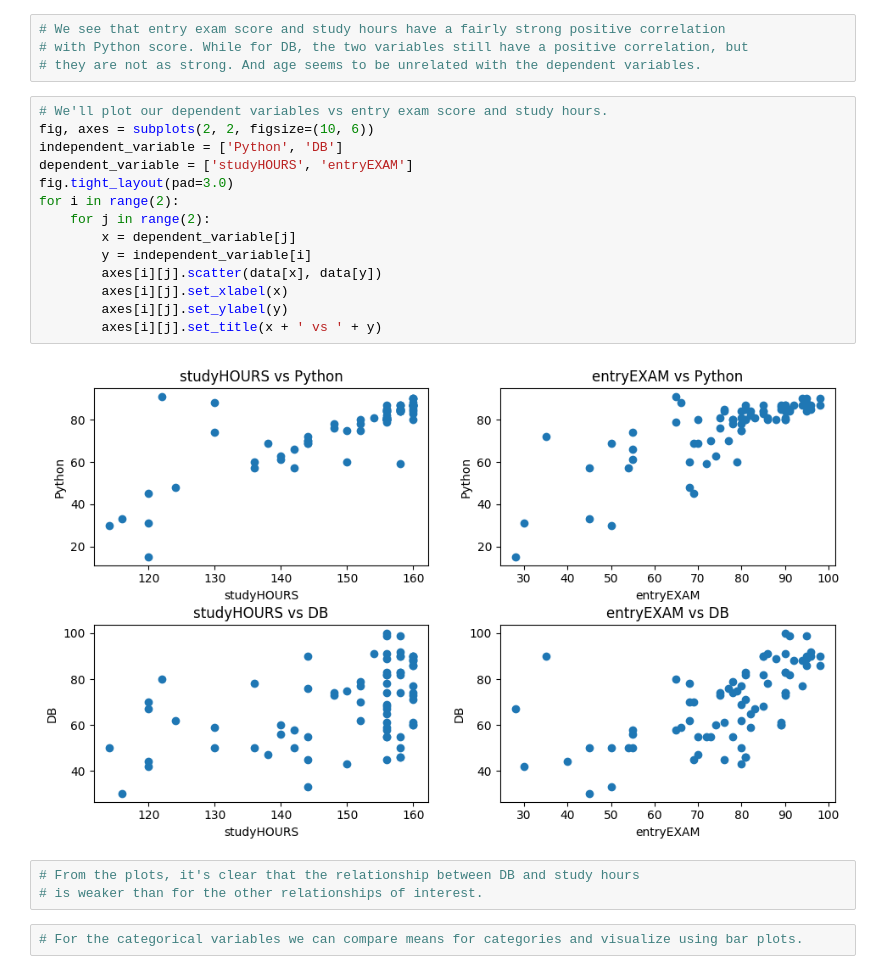
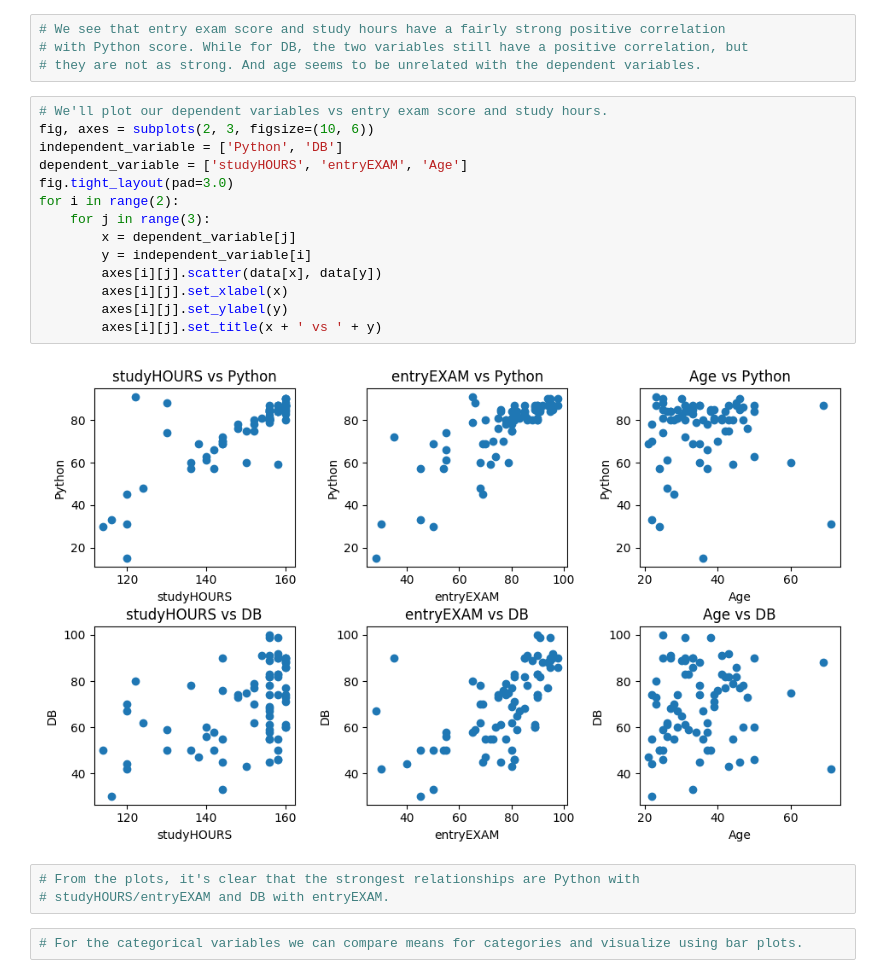
Before and after one commit to tbakas/data_analysis_projects, a Jupyter notebook: BI Data Cleaning.ipynb, the cells around one changed output. Saved outputs shown, nothing was run; the diff lists cells and outputs as text.

```diff
--- a/BI Data Cleaning.ipynb
+++ b/BI Data Cleaning.ipynb
@@ -162,23 +162,23 @@ data.corr(numeric_only=True)
 # they are not as strong. And age seems to be unrelated with the dependent variables.
 # %%
 # We'll plot our dependent variables vs entry exam score and study hours.
-fig, axes = subplots(2, 2, figsize=(10, 6))
+fig, axes = subplots(2, 3, figsize=(10, 6))
 independent_variable = ['Python', 'DB']
-dependent_variable = ['studyHOURS', 'entryEXAM']
+dependent_variable = ['studyHOURS', 'entryEXAM', 'Age']
 fig.tight_layout(pad=3.0)
 for i in range(2):
-    for j in range(2):
+    for j in range(3):
         x = dependent_variable[j]
         y = independent_variable[i]
         axes[i][j].scatter(data[x], data[y])
         axes[i][j].set_xlabel(x)
         axes[i][j].set_ylabel(y)
         axes[i][j].set_title(x + ' vs ' + y)
 # %% [output]
-[figure, old version]
+[figure, new version]
 # %%
-# From the plots, it's clear that the relationship between DB and study hours
-# is weaker than for the other relationships of interest.
+# From the plots, it's clear that the strongest relationships are Python with
+# studyHOURS/entryEXAM and DB with entryEXAM.
 # %%
 # For the categorical variables we can compare means for categories and visualize using bar plots.
 # %%
```
